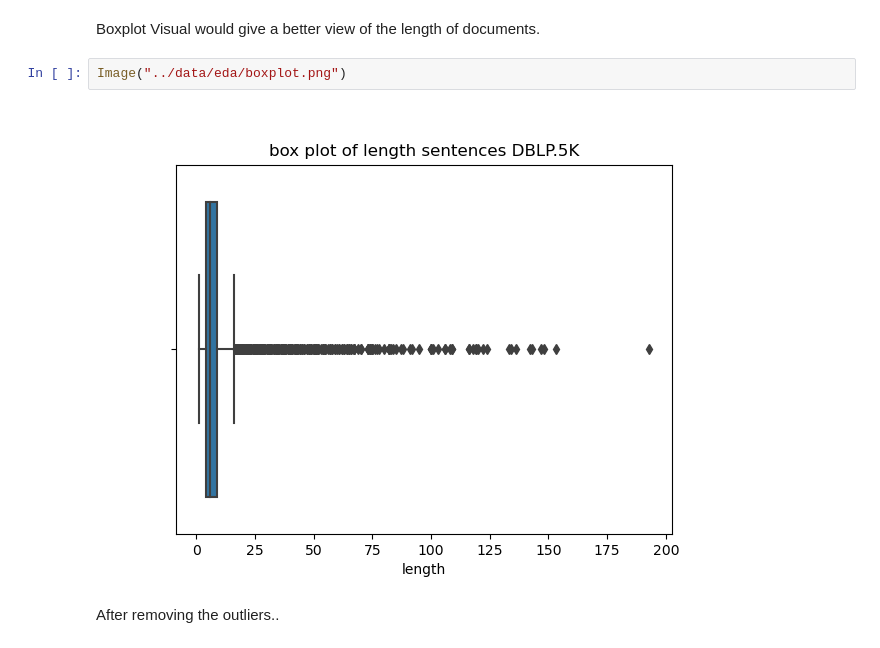
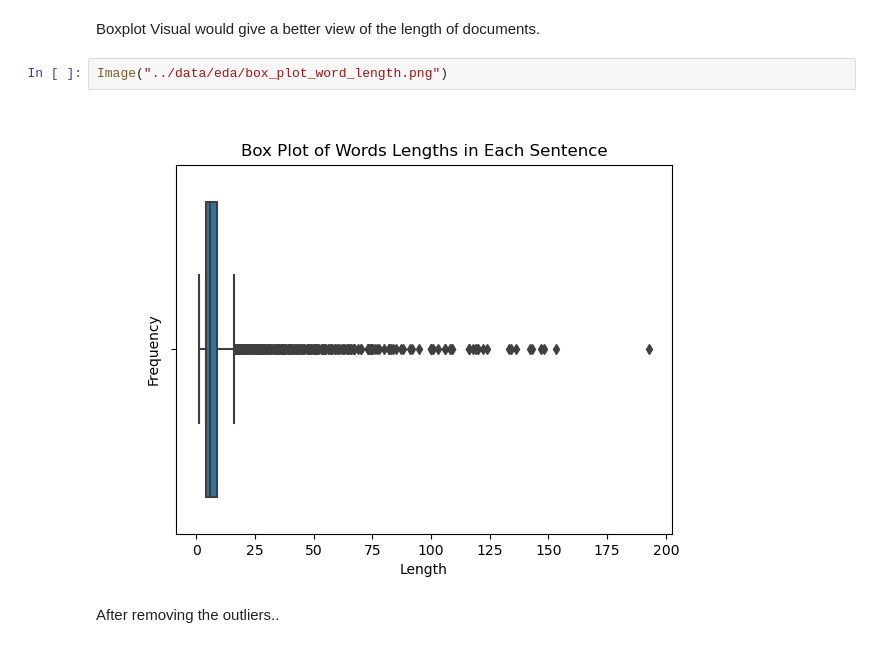
Before and after one commit to t2wan/DSC180B-Capstone, a Jupyter notebook: Notebook/EDA and Result Analysis.ipynb, the cells around one changed output. Drawn from its saved outputs; the diff is of its cells as text.

```diff
--- a/Notebook/EDA and Result Analysis.ipynb
+++ b/Notebook/EDA and Result Analysis.ipynb
@@ -18,9 +18,9 @@ Image("../data/eda/outlier.png")
 # %% [markdown]
 Boxplot Visual would give a better view of the length of documents.
 # %%
-Image("../data/eda/boxplot.png")
+Image("../data/eda/box_plot_word_length.png")
 # %% [output]
-[figure, old version]
+[figure, new version]
 # %% [markdown]
 After removing the outliers..
 # %%
```
Also changed, not shown: parts of 15 cells of this notebook, 1 other file.
